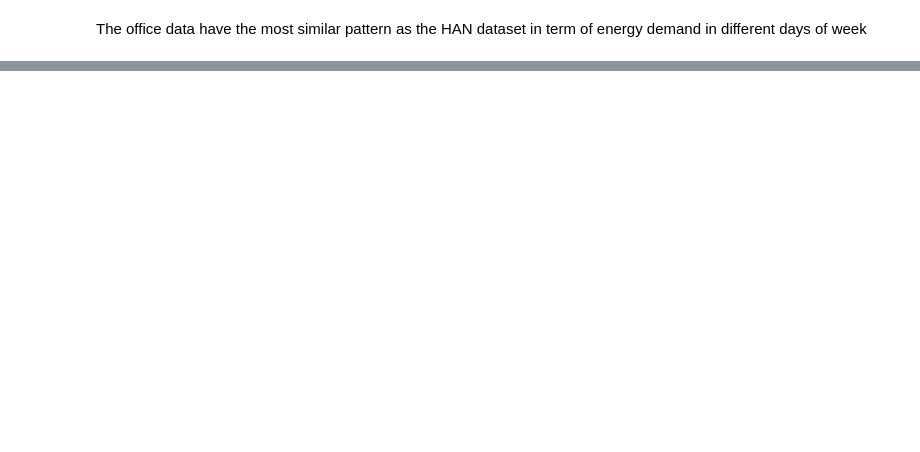
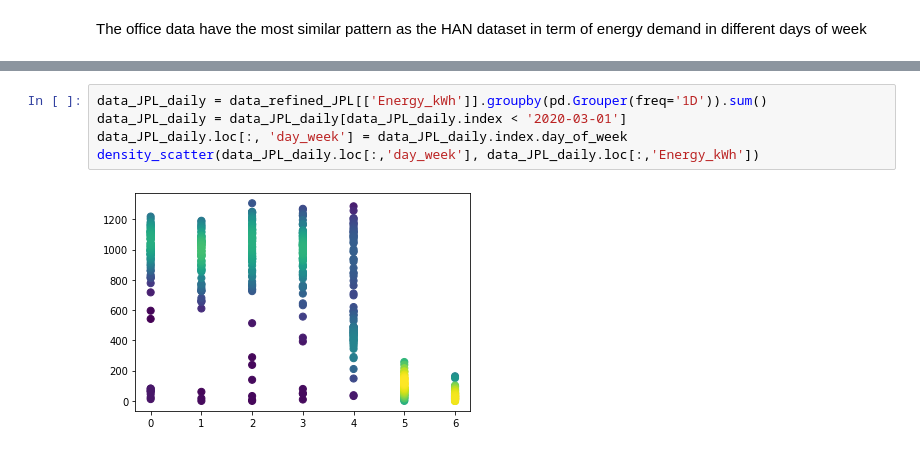
Before and after one commit to hancse/han_microgrid_lab, a Jupyter notebook: ChargingDemandPrediction/DataProcess.ipynb, the cells around one changed output, grey strips where cells are left out. Drawn from its saved outputs; the diff is of its cells as text; blank space fills up the shorter version.

```diff
--- a/ChargingDemandPrediction/DataProcess.ipynb
+++ b/ChargingDemandPrediction/DataProcess.ipynb
@@ -640,0 +655,7 @@ The office data have the most similar pattern as the HAN dataset in term of ener
+# %%
+data_JPL_daily = data_refined_JPL[['Energy_kWh']].groupby(pd.Grouper(freq='1D')).sum()
+data_JPL_daily = data_JPL_daily[data_JPL_daily.index < '2020-03-01']
+data_JPL_daily.loc[:, 'day_week'] = data_JPL_daily.index.day_of_week
+density_scatter(data_JPL_daily.loc[:,'day_week'], data_JPL_daily.loc[:,'Energy_kWh'])
+# %% [output]
+[figure, added]
```
Also changed, not shown: parts of 18 cells of this notebook, 2 other files.
